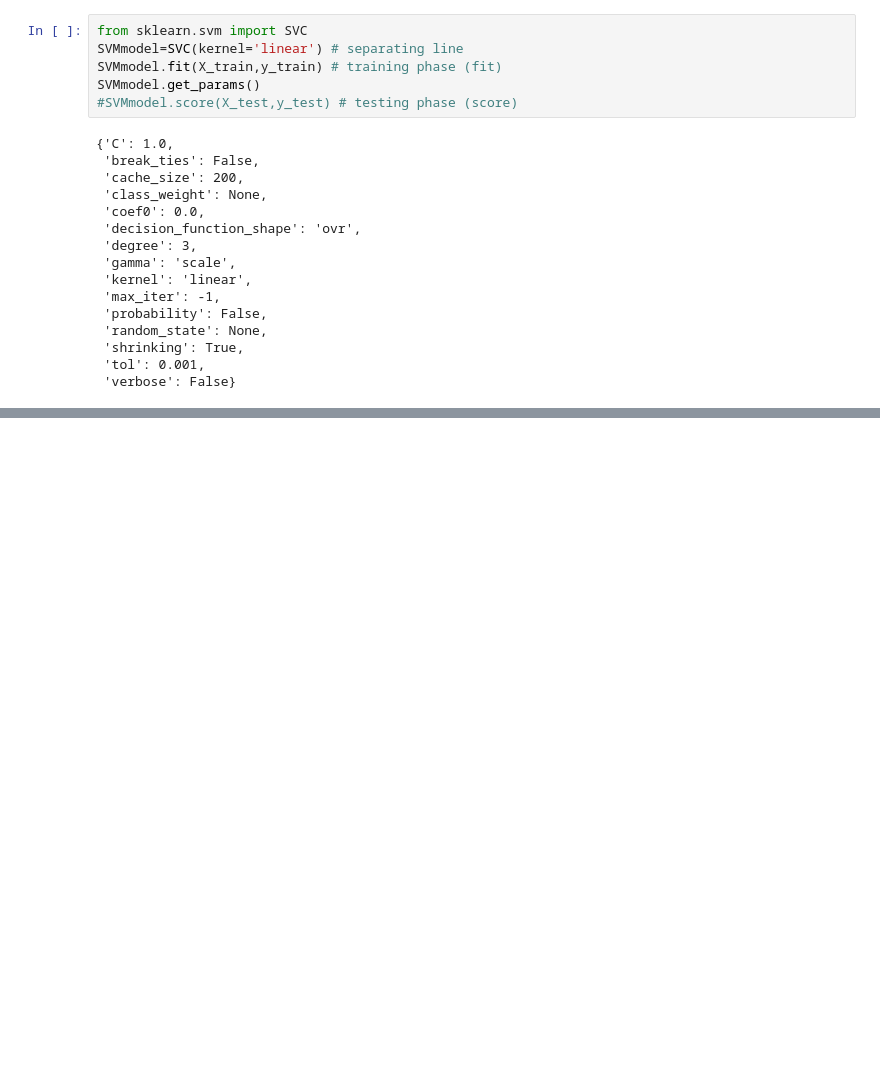
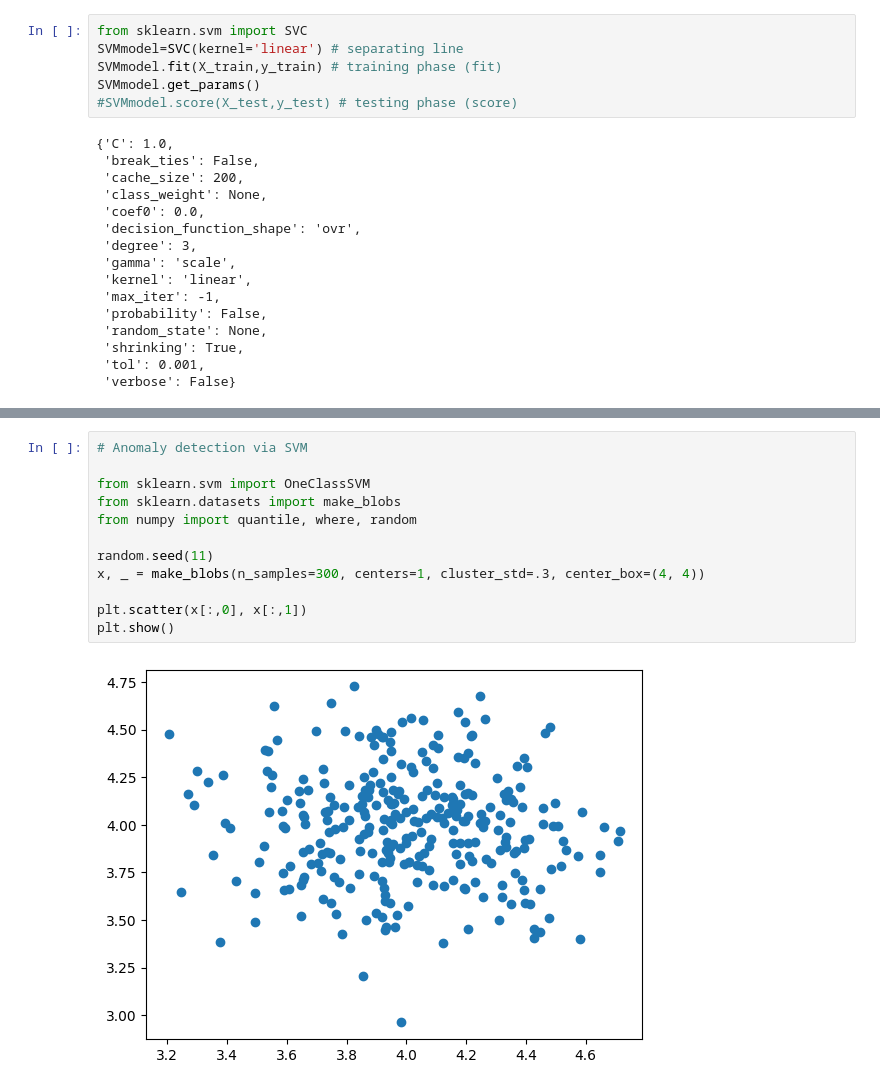
Before and after one commit to marekcrn/MLF, a Jupyter notebook: Lab3/lab3.ipynb, the cells around one changed output, grey strips where cells are left out. Cells and saved outputs as stored; diff of their text form; blank space fills up the shorter version.

```diff
--- a/Lab3/lab3.ipynb
+++ b/Lab3/lab3.ipynb
@@ -88,0 +89,14 @@ plt.show(plot)
+# %%
+# Anomaly detection via SVM
+
+from sklearn.svm import OneClassSVM
+from sklearn.datasets import make_blobs
+from numpy import quantile, where, random
+
+random.seed(11)
+x, _ = make_blobs(n_samples=300, centers=1, cluster_std=.3, center_box=(4, 4))
+
+plt.scatter(x[:,0], x[:,1])
+plt.show()
+# %% [output]
+[figure, added]
```
Also changed, not shown: parts of 5 cells of this notebook.
